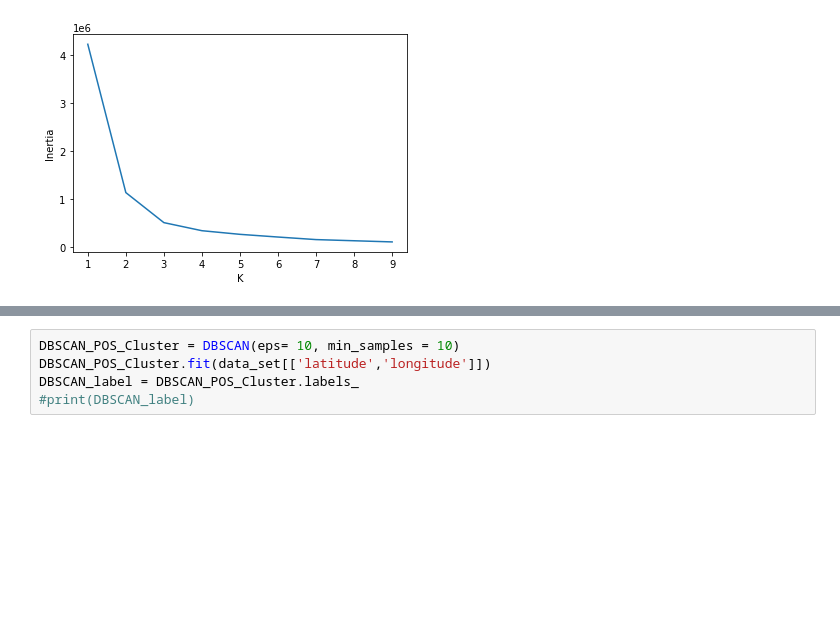
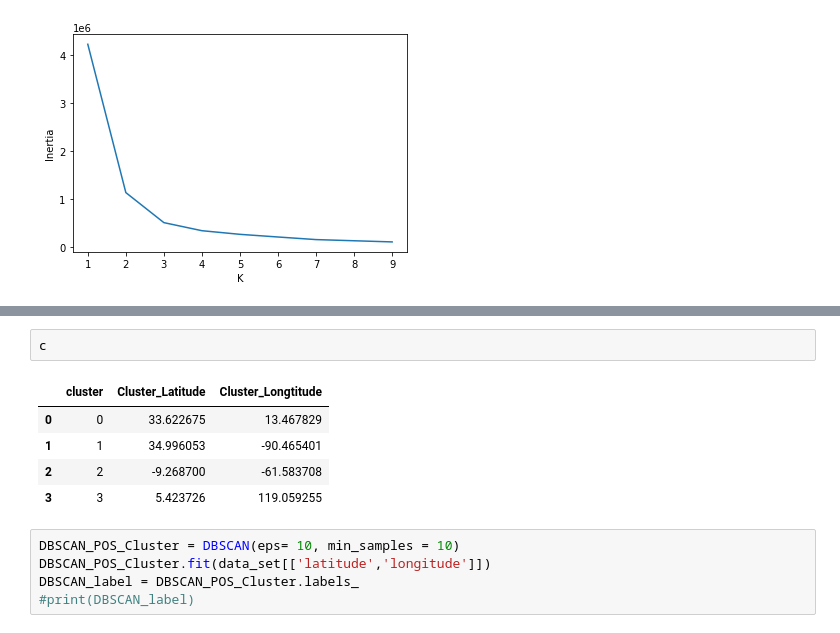
Before and after one commit to Aussadach/discovering-disease-outbreaks-base, a Jupyter notebook: Python_script/Heandline_Clustering.ipynb, the cells around one changed output, grey strips where cells are left out. Saved outputs shown, nothing was run; the diff lists cells and outputs as text; blank space fills up the shorter version.

```diff
--- a/Python_script/Heandline_Clustering.ipynb
+++ b/Python_script/Heandline_Clustering.ipynb
@@ -52,3 +59,11 @@ plt.show()
+# %%
+c
+# %% [output]
+|  | cluster | Cluster_Latitude | Cluster_Longtitude |
+| 0 | 0 | 33.622675 | 13.467829 |
+| 1 | 1 | 34.996053 | -90.465401 |
+| 2 | 2 | -9.268700 | -61.583708 |
+| 3 | 3 | 5.423726 | 119.059255 |
 # %%
 DBSCAN_POS_Cluster = DBSCAN(eps= 10, min_samples = 10)
 DBSCAN_POS_Cluster.fit(data_set[['latitude','longitude']])
```
Also changed, not shown: parts of 4 cells of this notebook, 3 other files.
